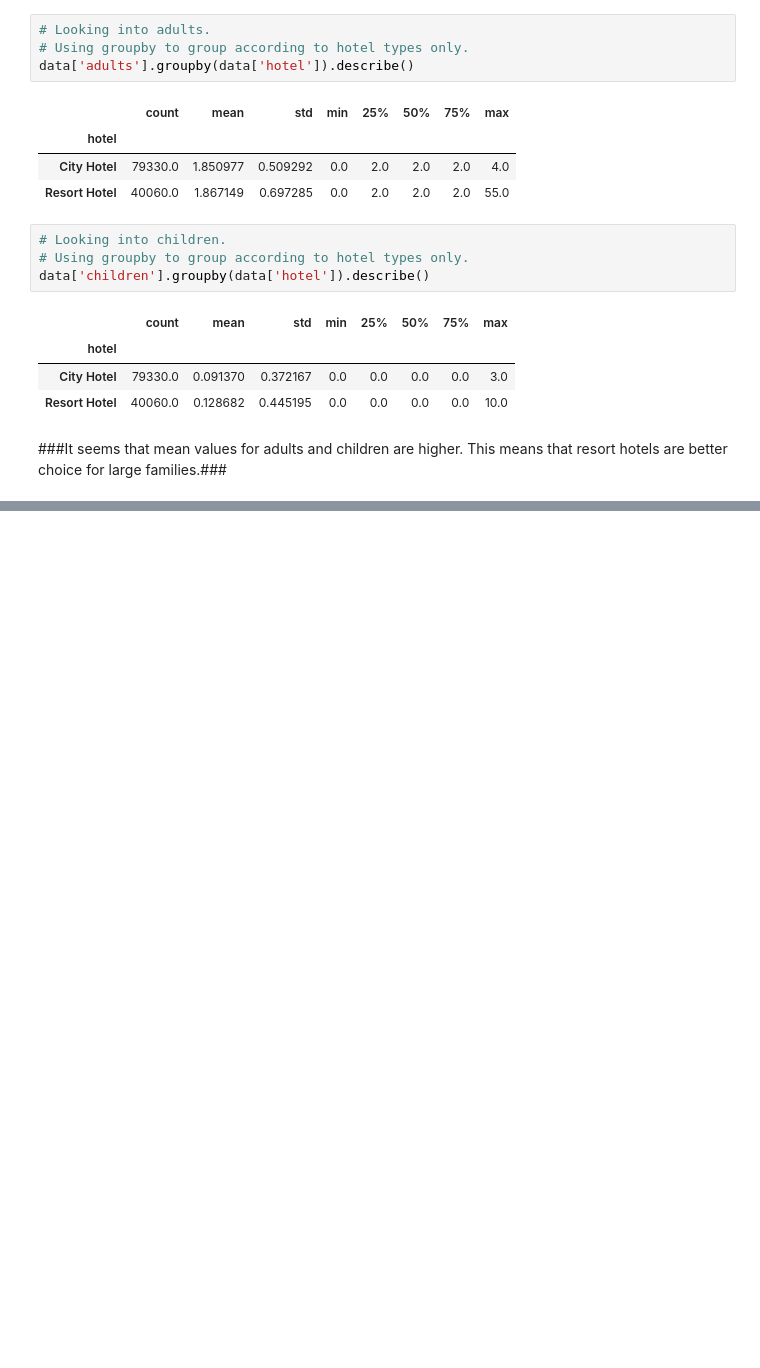
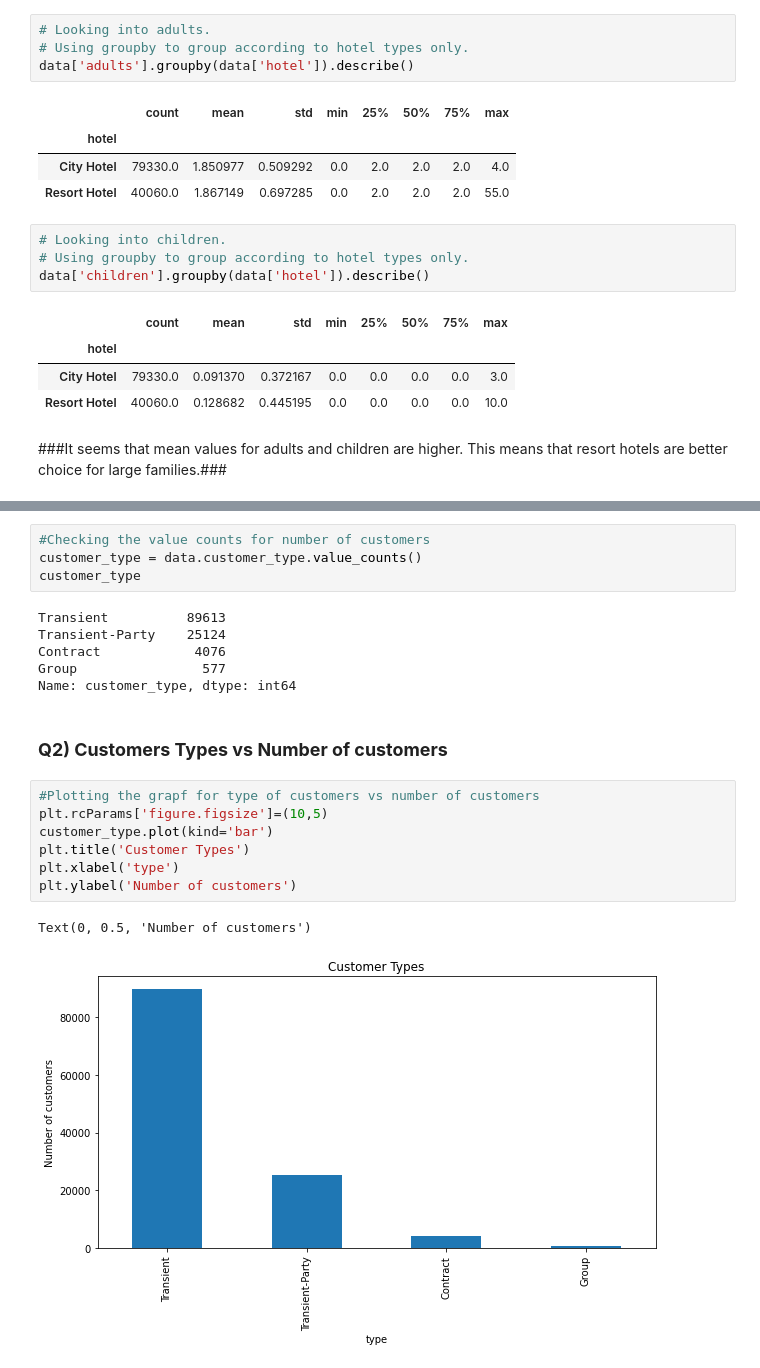
Before and after one commit to 9844964194/Sachin-Panchal, a Jupyter notebook: Hotel_Booking_Analysis_Capstone_Project.ipynb, the cells around one changed output, grey strips where cells are left out. Saved outputs shown, nothing was run; the diff lists cells and outputs as text; blank space fills up the shorter version.

```diff
--- a/Hotel_Booking_Analysis_Capstone_Project.ipynb
+++ b/Hotel_Booking_Analysis_Capstone_Project.ipynb
@@ -267,0 +292,22 @@ data['children'].groupby(data['hotel']).describe()
+# %%
+#Checking the value counts for number of customers
+customer_type = data.customer_type.value_counts()
+customer_type
+# %% [output]
+Transient          89613
+Transient-Party    25124
+Contract            4076
+Group                577
+Name: customer_type, dtype: int64
+# %% [markdown]
+### <b> Q2) Customers Types vs Number of customers </b> ###
+# %%
+#Plotting the grapf for type of customers vs number of customers
+plt.rcParams['figure.figsize']=(10,5)
+customer_type.plot(kind='bar')
+plt.title('Customer Types')
+plt.xlabel('type')
+plt.ylabel('Number of customers')
+# %% [output]
+Text(0, 0.5, 'Number of customers')
+[figure, added]
```
Also changed, not shown: parts of 21 cells of this notebook.
